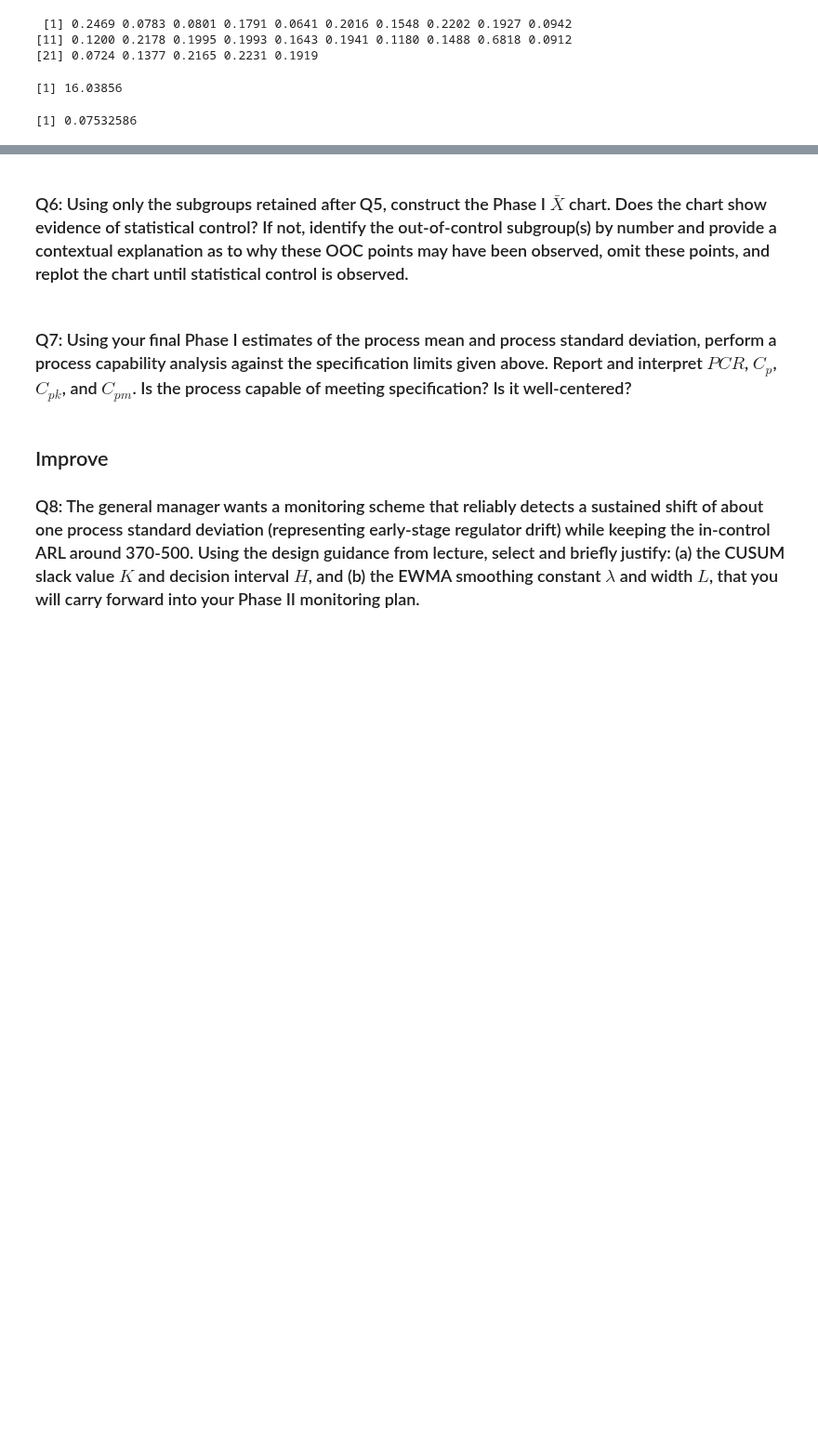
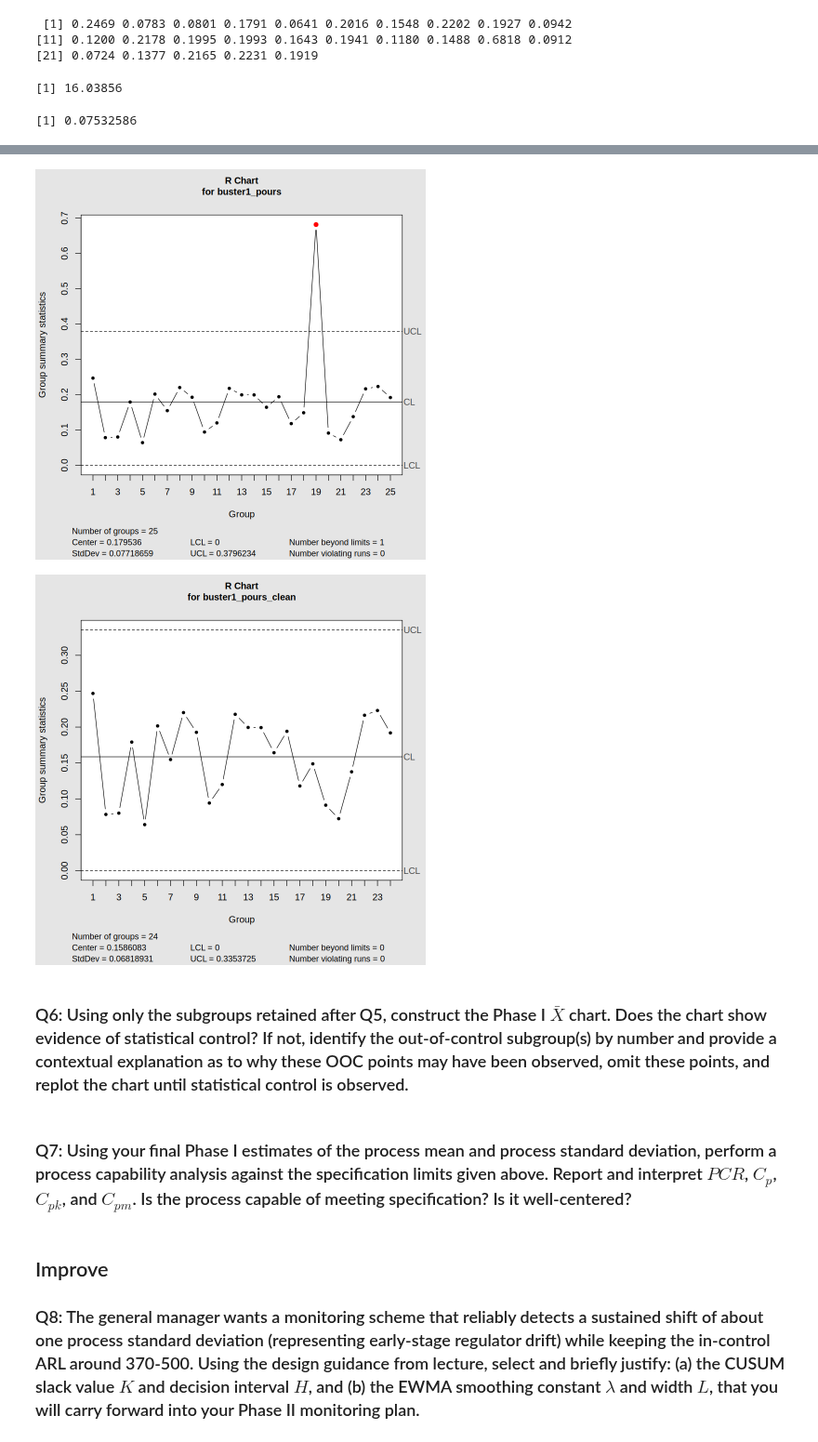
Before and after one commit to garrettspringsted/STAT-7110-Quality-Control, a Jupyter notebook: Assignments/HW2/STAT-7110-HW2.ipynb, the cells around one changed output, grey strips where cells are left out. Shown at 93% size. Drawn from its saved outputs; the diff is of its cells as text; code cells hidden in the pictures; blank space fills up the shorter version.

```diff
--- a/Assignments/HW2/STAT-7110-HW2.ipynb
+++ b/Assignments/HW2/STAT-7110-HW2.ipynb
@@ -149,5 +153,24 @@ $ Pour5 <dbl> 16.0762, 16.0499, 16.0694, 16.0306, 15.9968, 16.0919, 16.0022, 1
 # %%
-## Q5 Code ##
+## Five Pours##
+buster1_pours<-buster1[, 2:6]
+
+##R chart##
+buster1_R <-qcc(buster1_pours, type="R")
+
+##Plot##
+plot(buster1_R)
+
+##Remove 19##
+buster1_pours_clean <-buster1[-19, 2:6]
+
+##R chart##
+buster1_R_clean <-qcc(buster1_pours_clean, type="R")
+
+##Plot##
+plot(buster1_R_clean)
+# %% [output]
+[figure, added]
+[figure, added]
 # %% [markdown]
 ### Q6: Using only the subgroups retained after Q5, construct the Phase I $\bar{X}$ chart. Does the chart show evidence of statistical control? If not, identify the out-of-control subgroup(s) by number and provide a contextual explanation as to why these OOC points may have been observed, omit these points, and replot the chart until statistical control is observed.
 # %%
```
Also changed, not shown: parts of 2 cells of this notebook.
